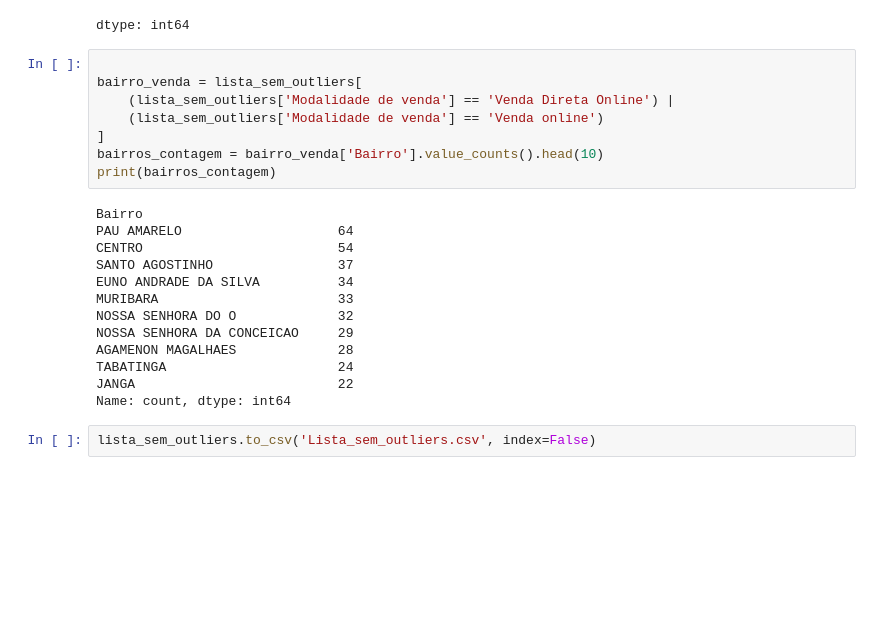
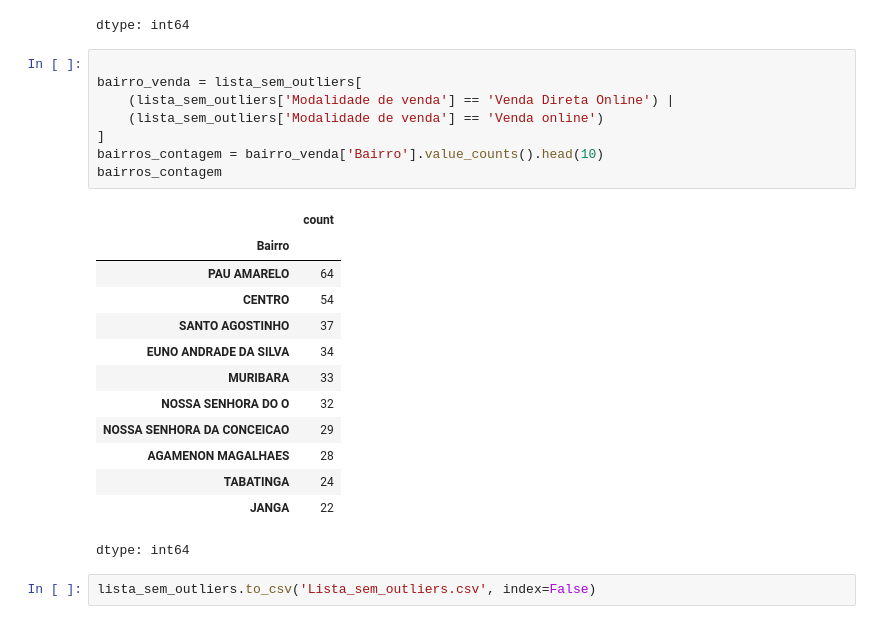
Before and after one commit to Cecimedeiros/analise_imoveis_pe, a Jupyter notebook: imoveis_pe.ipynb, the cells around one changed output. Drawn from its saved outputs; the diff is of its cells as text; blank space fills up the shorter version.

```diff
--- a/imoveis_pe.ipynb
+++ b/imoveis_pe.ipynb
@@ -294,24 +306,25 @@ dtype: int64
 # %%
 
 bairro_venda = lista_sem_outliers[
     (lista_sem_outliers['Modalidade de venda'] == 'Venda Direta Online') |
     (lista_sem_outliers['Modalidade de venda'] == 'Venda online')
 ]
 bairros_contagem = bairro_venda['Bairro'].value_counts().head(10)
-print(bairros_contagem)
+bairros_contagem
 # %% [output]
+|  | count |
+| Bairro |  |
+| PAU AMARELO | 64 |
+| CENTRO | 54 |
+| SANTO AGOSTINHO | 37 |
+| EUNO ANDRADE DA SILVA | 34 |
+| MURIBARA | 33 |
+| NOSSA SENHORA DO O | 32 |
+| NOSSA SENHORA DA CONCEICAO | 29 |
+| AGAMENON MAGALHAES | 28 |
+| TABATINGA | 24 |
+| JANGA | 22 |
-Bairro
-PAU AMARELO                    64
-CENTRO                         54
-SANTO AGOSTINHO                37
-EUNO ANDRADE DA SILVA          34
-MURIBARA                       33
-NOSSA SENHORA DO O             32
-NOSSA SENHORA DA CONCEICAO     29
-AGAMENON MAGALHAES             28
-TABATINGA                      24
-JANGA                          22
-Name: count, dtype: int64
+dtype: int64
 # %%
 lista_sem_outliers.to_csv('Lista_sem_outliers.csv', index=False)
 # %% [markdown]
```
Also changed, not shown: parts of 7 cells of this notebook.
